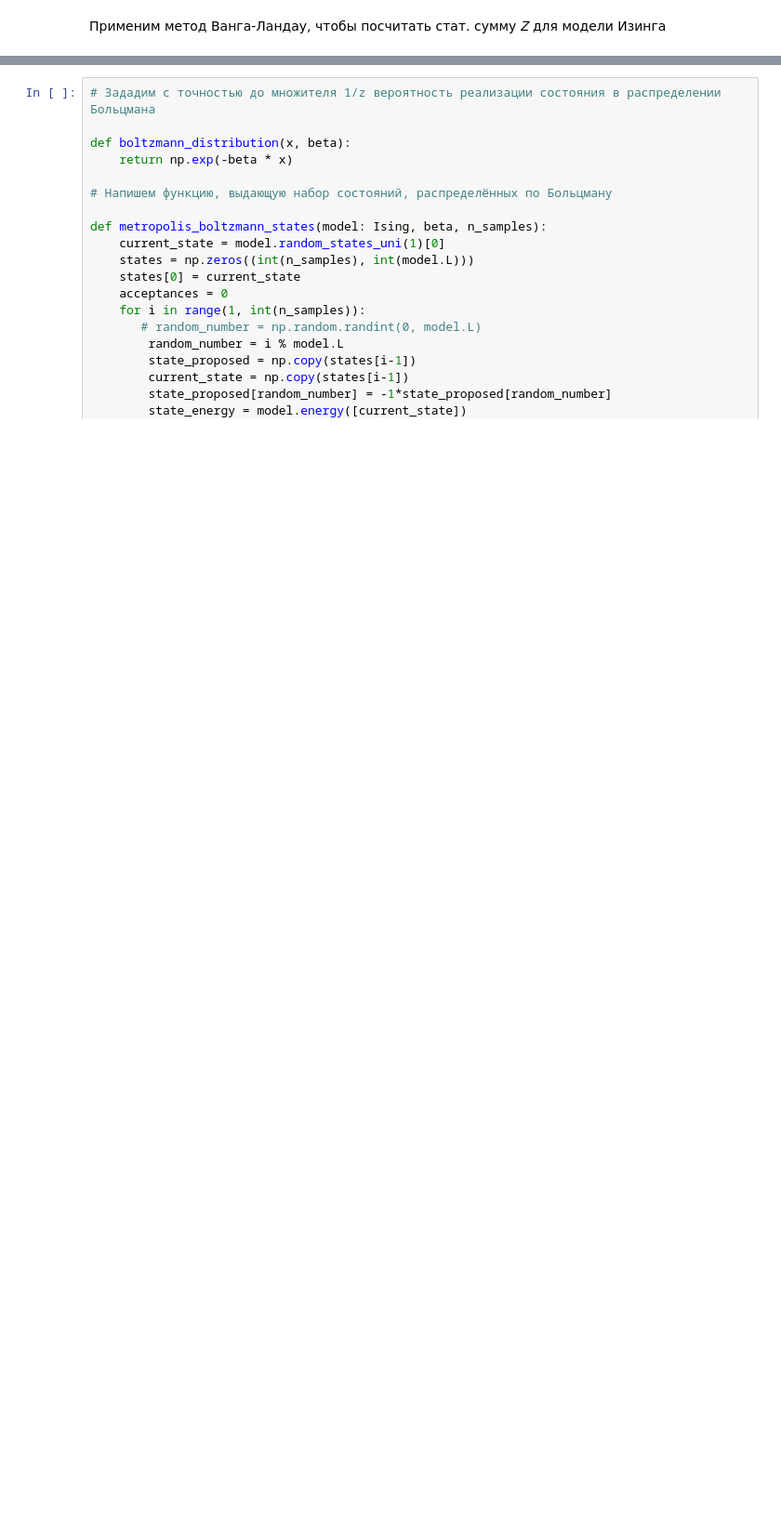
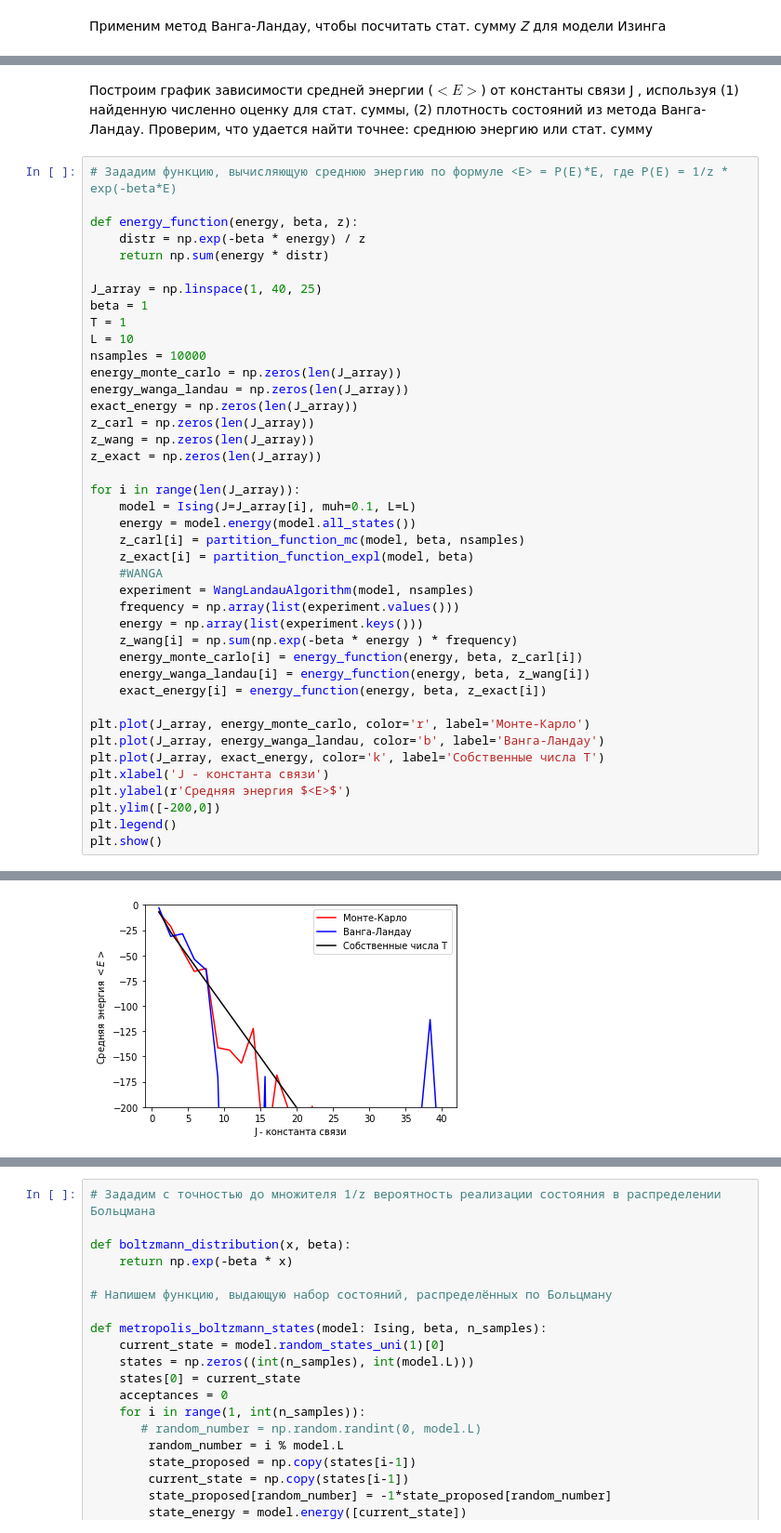
Before and after one commit to miroliubovmark/NumericalSim, a Jupyter notebook: lab 7/lab_7_MonteCarlo.ipynb, the cells around one changed output, grey strips where cells are left out. Shown: that part at 93% size. Saved outputs shown, nothing was run; the diff lists cells and outputs as text; blank space fills up the shorter version.

```diff
--- a/lab 7/lab_7_MonteCarlo.ipynb
+++ b/lab 7/lab_7_MonteCarlo.ipynb
@@ -802 +802,46 @@ Z_monte_carlo = 44184.484384030424
 Z_exact = 44342.70173661325
+# %% [markdown]
+Построим график зависимости средней энергии ($<E>$) от константы связи J
+, используя (1) найденную численно оценку для стат. суммы, (2) плотность состояний из метода Ванга-Ландау. Проверим, что удается найти точнее: среднюю энергию или стат. сумму
+# %%
+# Зададим функцию, вычисляющую среднюю энергию по формуле <E> = P(E)*E, где P(E) = 1/z * exp(-beta*E)
+
+def energy_function(energy, beta, z):
+    distr = np.exp(-beta * energy) / z
+    return np.sum(energy * distr)
+
+J_array = np.linspace(1, 40, 25)
+beta = 1
+T = 1
+L = 10
+nsamples = 10000
+energy_monte_carlo = np.zeros(len(J_array))
+energy_wanga_landau = np.zeros(len(J_array))
+exact_energy = np.zeros(len(J_array))
+z_carl = np.zeros(len(J_array))
+z_wang = np.zeros(len(J_array))
+z_exact = np.zeros(len(J_array))
+
+for i in range(len(J_array)):
+    model = Ising(J=J_array[i], muh=0.1, L=L)
+    energy = model.energy(model.all_states())
+    z_carl[i] = partition_function_mc(model, beta, nsamples)
+    z_exact[i] = partition_function_expl(model, beta)
+    #WANGA
+    experiment = WangLandauAlgorithm(model, nsamples)
+    frequency = np.array(list(experiment.values()))
+    energy = np.array(list(experiment.keys()))
+    z_wang[i] = np.sum(np.exp(-beta * energy ) * frequency)
+    energy_monte_carlo[i] = energy_function(energy, beta, z_carl[i])
+    energy_wanga_landau[i] = energy_function(energy, beta, z_wang[i])
+    exact_energy[i] = energy_function(energy, beta, z_exact[i])
+
+plt.plot(J_array, energy_monte_carlo, color='r', label='Монте-Карло')
+plt.plot(J_array, energy_wanga_landau, color='b', label='Ванга-Ландау')
+plt.plot(J_array, exact_energy, color='k', label='Собственные числа T')
+plt.xlabel('J - константа связи')
+plt.ylabel(r'Средняя энергия $<E>$')
+plt.ylim([-200,0])
+plt.legend()
+plt.show()
+# %% [output]
@@ -802,0 +865 @@ Z_exact = 44342.70173661325
+[figure, added]
```
Also changed, not shown: parts of 18 cells of this notebook, 1 other file.
